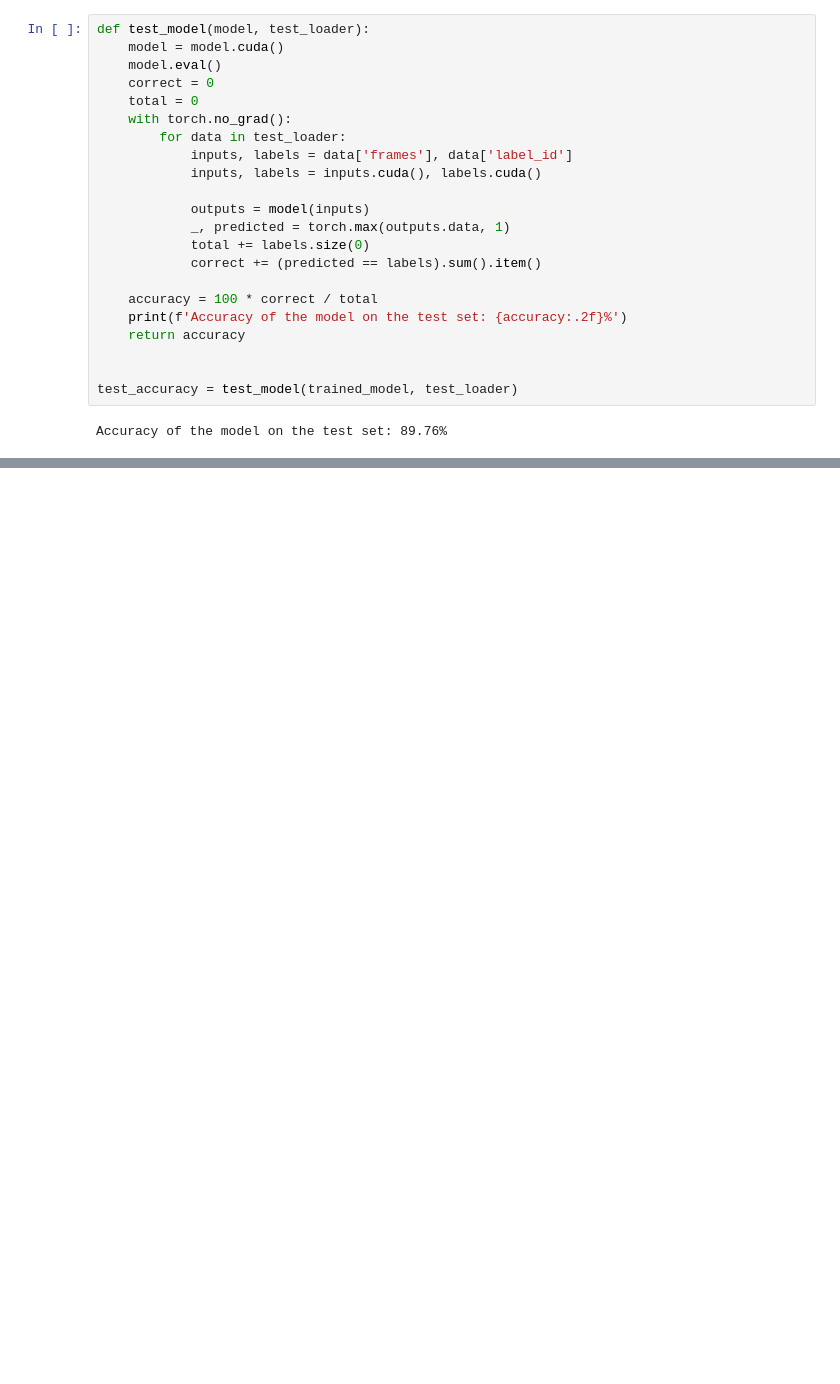
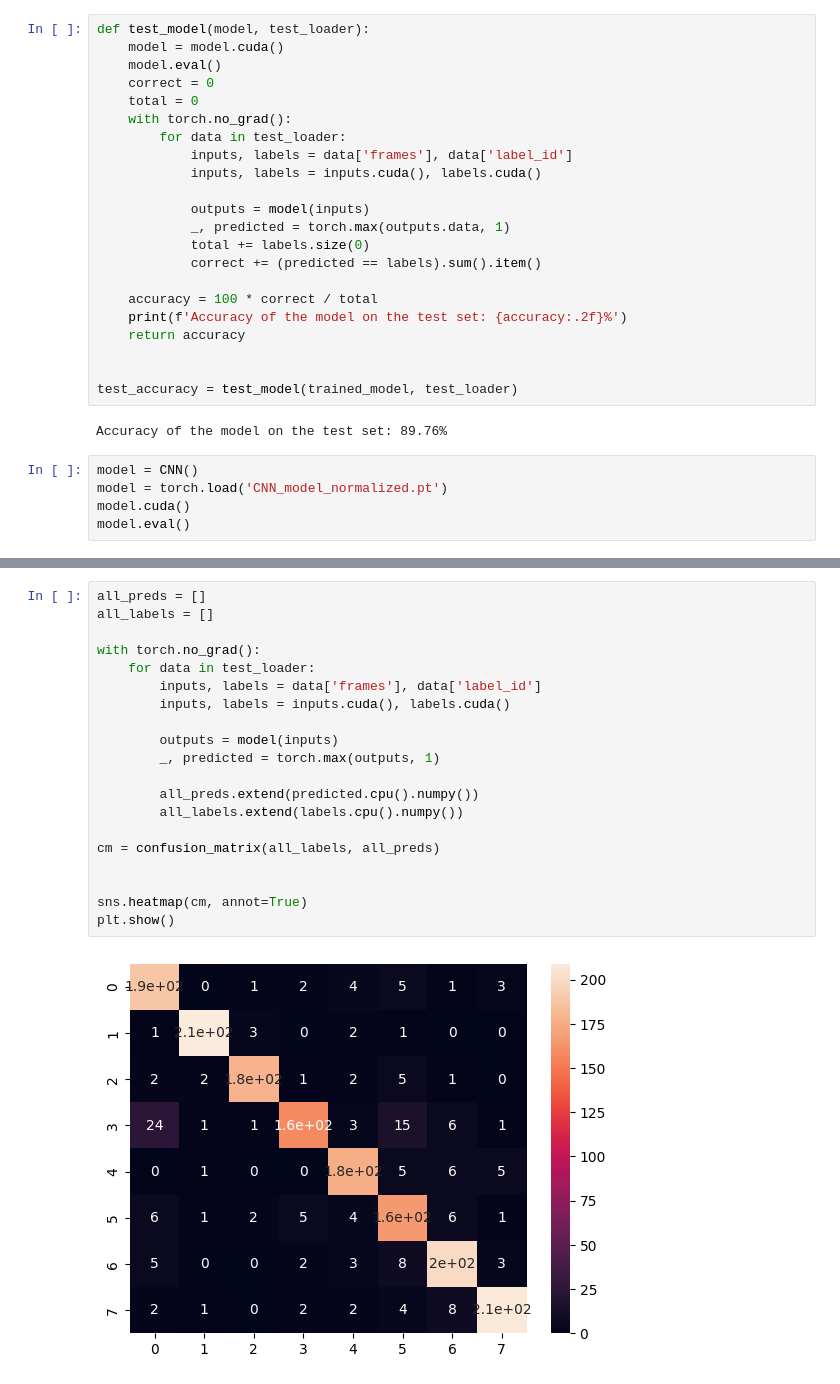
Before and after one commit to SamiaShashmi/gesture-recognition, a Jupyter notebook: cnn.ipynb, the cells around one changed output, grey strips where cells are left out. Drawn from its saved outputs; the diff is of its cells as text; blank space fills up the shorter version.

```diff
--- a/cnn.ipynb
+++ b/cnn.ipynb
@@ -345,3 +349,8 @@ def test_model(model, test_loader):
 test_accuracy = test_model(trained_model, test_loader)
 # %% [output]
 Accuracy of the model on the test set: 89.76%
+# %%
+model = CNN()
+model = torch.load('CNN_model_normalized.pt')
+model.cuda()
+model.eval()
@@ -347,0 +375,22 @@ Accuracy of the model on the test set: 89.76%
+# %%
+all_preds = []
+all_labels = []
+
+with torch.no_grad():
+    for data in test_loader:
+        inputs, labels = data['frames'], data['label_id']
+        inputs, labels = inputs.cuda(), labels.cuda()
+
+        outputs = model(inputs)
+        _, predicted = torch.max(outputs, 1)
+
+        all_preds.extend(predicted.cpu().numpy())
+        all_labels.extend(labels.cpu().numpy())
+
+cm = confusion_matrix(all_labels, all_preds)
+
+
+sns.heatmap(cm, annot=True)
+plt.show()
+# %% [output]
+[figure, added]
```
Also changed, not shown: parts of 3 cells of this notebook, 6 other files.
